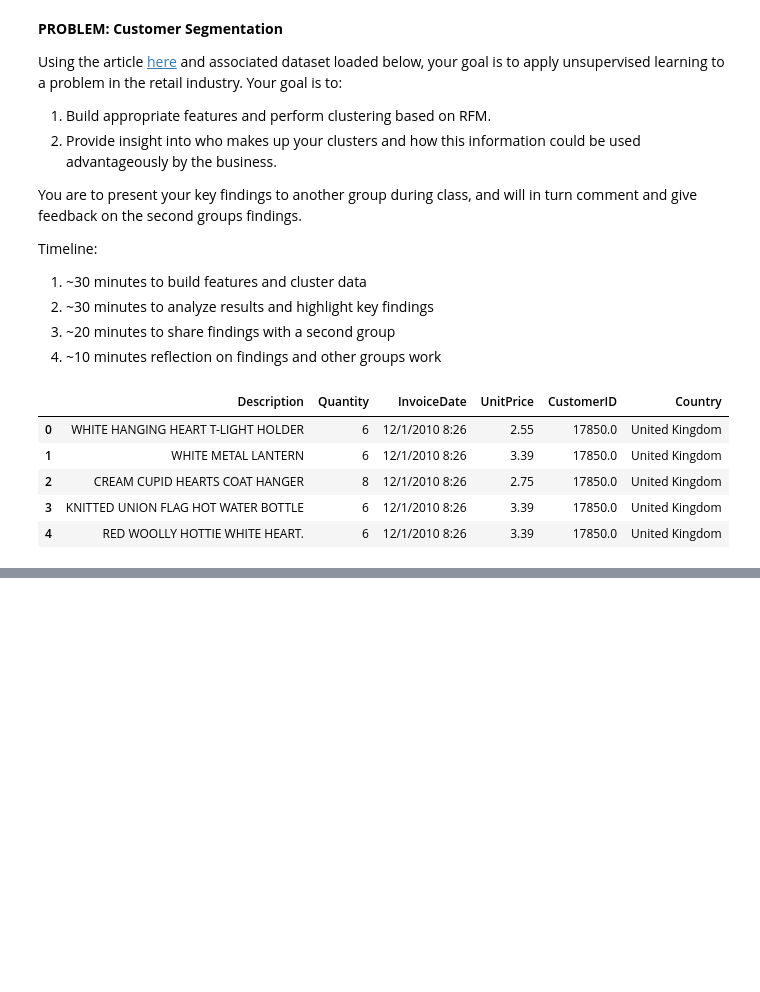
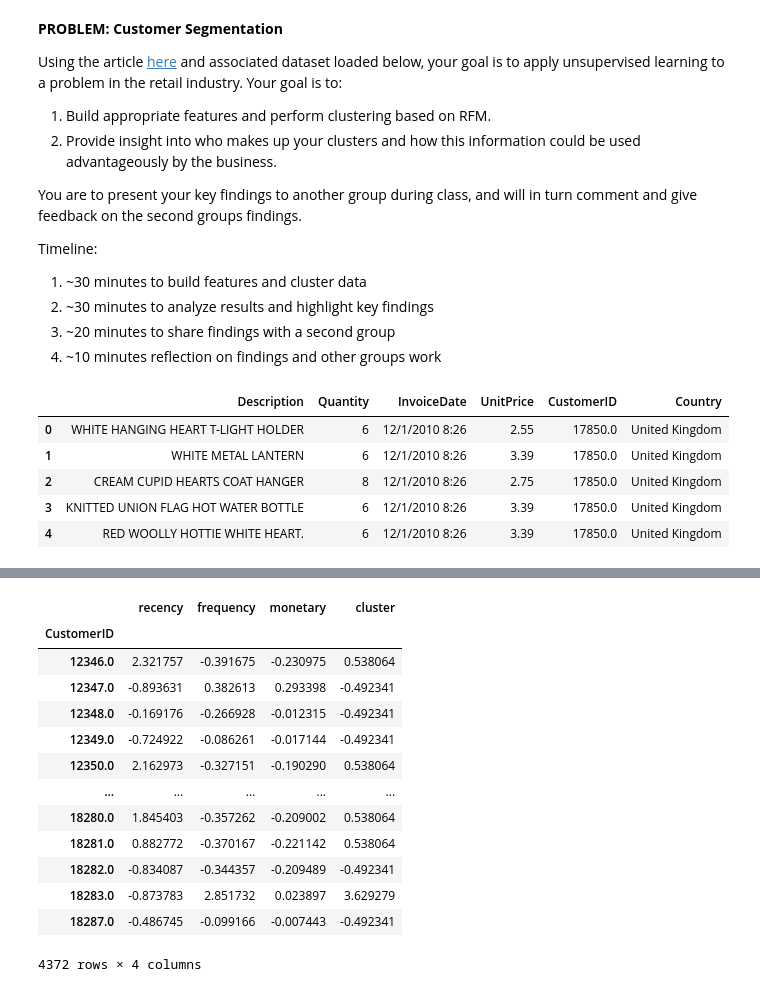
Before and after one commit to jfkoehler/nyu_bootcamp_spr26, a Jupyter notebook: _build/jupyter_execute/segmentation_problem.ipynb, the cells around one changed output, grey strips where cells are left out. Drawn from its saved outputs; the diff is of its cells as text; code cells hidden in the pictures; blank space fills up the shorter version.

```diff
--- a/_build/jupyter_execute/segmentation_problem.ipynb
+++ b/_build/jupyter_execute/segmentation_problem.ipynb
@@ -33,0 +72,2 @@ X.head()
+# %%
+rfm['monetary'] = X.groupby('CustomerID')['total'].sum()
@@ -33,0 +86,3 @@ X.head()
+# %%
+scaler = StandardScaler()
+X = scaler.fit_transform(rfm)
@@ -33,0 +101,4 @@ X.head()
+# %%
+kmeans = KMeans(5, random_state = 42).fit(X)
+# %%
+rfm['cluster'] = kmeans.labels_
@@ -33,0 +125,17 @@ X.head()
+# %%
+(rfm - rfm.mean()) / rfm.std()
+# %% [output]
+|  | recency | frequency | monetary | cluster |
+| CustomerID |  |  |  |  |
+| 12346.0 | 2.321757 | -0.391675 | -0.230975 | 0.538064 |
+| 12347.0 | -0.893631 | 0.382613 | 0.293398 | -0.492341 |
+| 12348.0 | -0.169176 | -0.266928 | -0.012315 | -0.492341 |
+| 12349.0 | -0.724922 | -0.086261 | -0.017144 | -0.492341 |
+| 12350.0 | 2.162973 | -0.327151 | -0.190290 | 0.538064 |
+| ... | ... | ... | ... | ... |
+| 18280.0 | 1.845403 | -0.357262 | -0.209002 | 0.538064 |
+| 18281.0 | 0.882772 | -0.370167 | -0.221142 | 0.538064 |
+| 18282.0 | -0.834087 | -0.344357 | -0.209489 | -0.492341 |
+| 18283.0 | -0.873783 | 2.851732 | 0.023897 | 3.629279 |
+| 18287.0 | -0.486745 | -0.099166 | -0.007443 | -0.492341 |
+4372 rows × 4 columns
```
Also changed, not shown: parts of 15 cells of this notebook, 33 other files.
